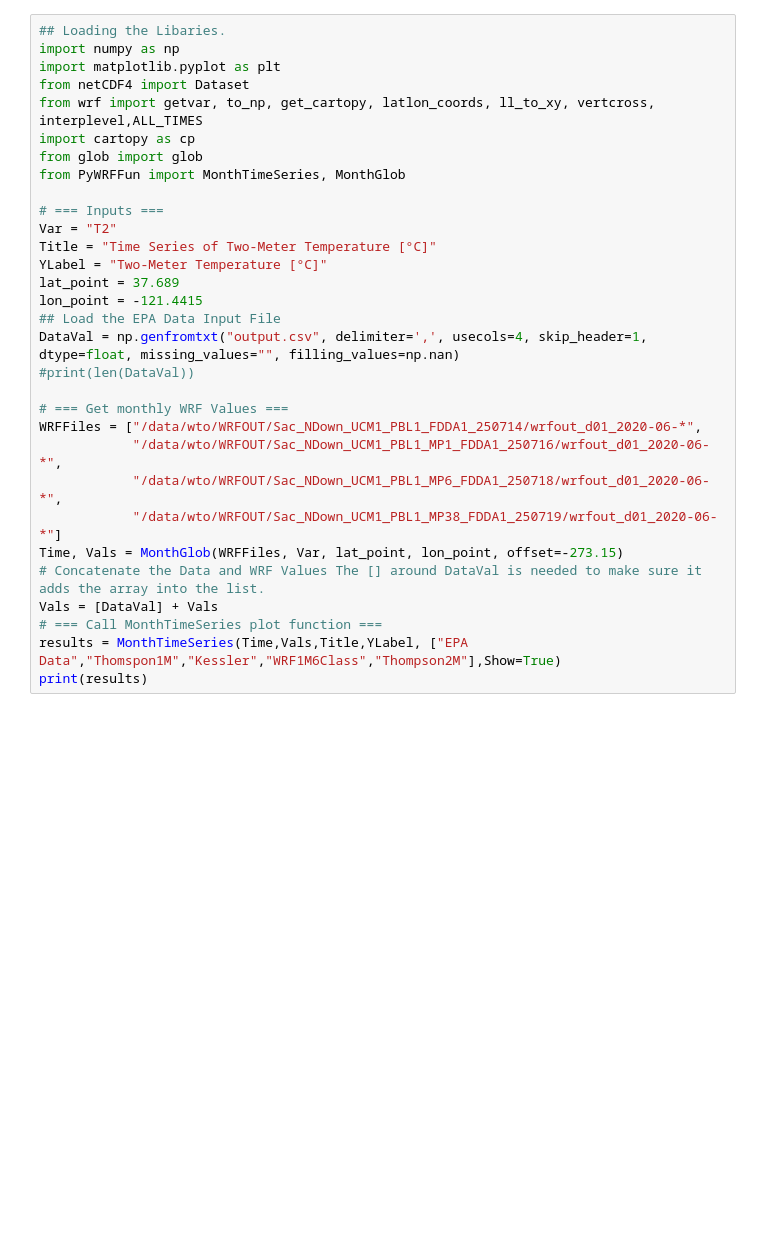
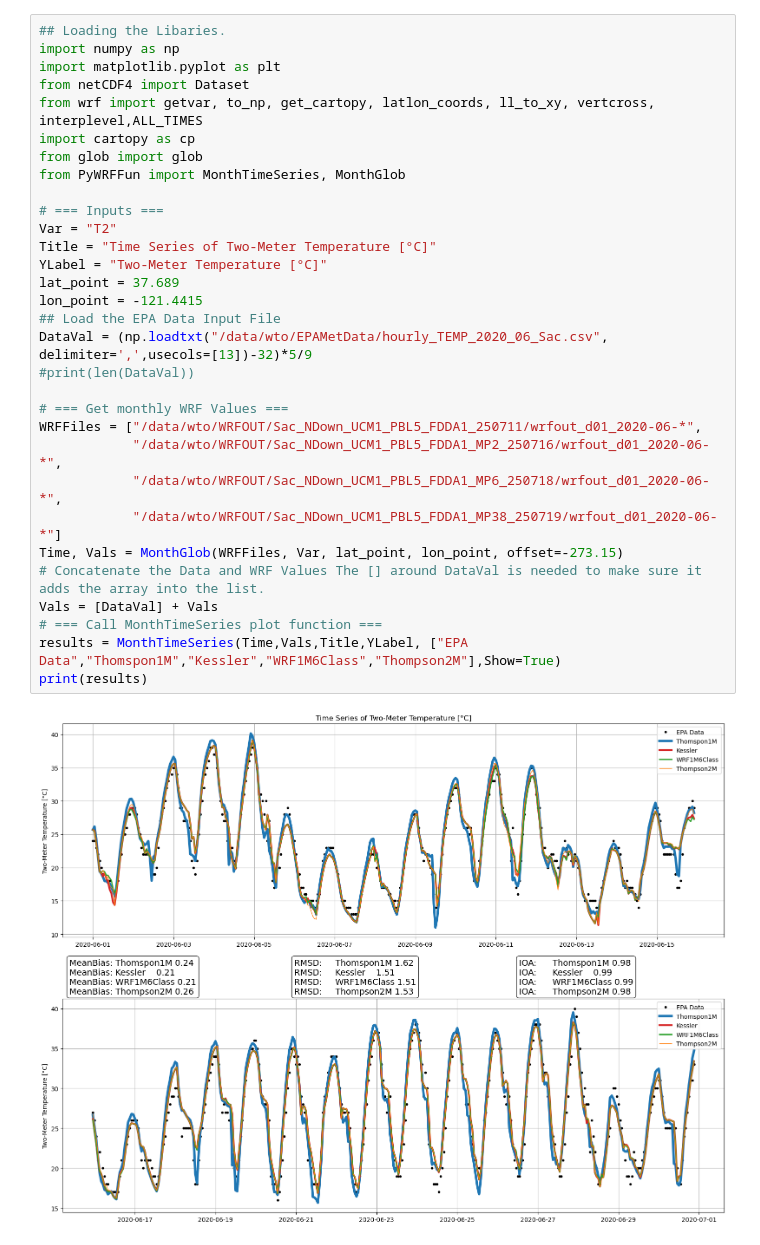
Before and after one commit to wtoslac/LCLUCWRF, a Jupyter notebook: PyWRF/CompareMicroPhysicsModels.ipynb, the cells around one changed output. Cells and saved outputs as stored; diff of their text form; blank space fills up the shorter version.

```diff
--- a/PyWRF/CompareMicroPhysicsModels.ipynb
+++ b/PyWRF/CompareMicroPhysicsModels.ipynb
@@ -32,32 +1,33 @@ print(results)
 # %%
 ## Loading the Libaries.
 import numpy as np
 import matplotlib.pyplot as plt
 from netCDF4 import Dataset
 from wrf import getvar, to_np, get_cartopy, latlon_coords, ll_to_xy, vertcross, interplevel,ALL_TIMES
 import cartopy as cp
 from glob import glob
 from PyWRFFun import MonthTimeSeries, MonthGlob
 
 # === Inputs ===
 Var = "T2"
 Title = "Time Series of Two-Meter Temperature [°C]"
 YLabel = "Two-Meter Temperature [°C]"
 lat_point = 37.689
 lon_point = -121.4415
 ## Load the EPA Data Input File
-DataVal = np.genfromtxt("output.csv", delimiter=',', usecols=4, skip_header=1, dtype=float, missing_values="", filling_values=np.nan)
+DataVal = (np.loadtxt("/data/wto/EPAMetData/hourly_TEMP_2020_06_Sac.csv", delimiter=',',usecols=[13])-32)*5/9
 #print(len(DataVal))
 
 # === Get monthly WRF Values ===
-WRFFiles = ["/data/wto/WRFOUT/Sac_NDown_UCM1_PBL1_FDDA1_250714/wrfout_d01_2020-06-*",
-            "/data/wto/WRFOUT/Sac_NDown_UCM1_PBL1_MP1_FDDA1_250716/wrfout_d01_2020-06-*",
-            "/data/wto/WRFOUT/Sac_NDown_UCM1_PBL1_MP6_FDDA1_250718/wrfout_d01_2020-06-*",
-            "/data/wto/WRFOUT/Sac_NDown_UCM1_PBL1_MP38_FDDA1_250719/wrfout_d01_2020-06-*"]
+WRFFiles = ["/data/wto/WRFOUT/Sac_NDown_UCM1_PBL5_FDDA1_250711/wrfout_d01_2020-06-*",
+            "/data/wto/WRFOUT/Sac_NDown_UCM1_PBL5_FDDA1_MP2_250716/wrfout_d01_2020-06-*",
+            "/data/wto/WRFOUT/Sac_NDown_UCM1_PBL5_FDDA1_MP6_250718/wrfout_d01_2020-06-*",
+            "/data/wto/WRFOUT/Sac_NDown_UCM1_PBL5_FDDA1_MP38_250719/wrfout_d01_2020-06-*"]
 Time, Vals = MonthGlob(WRFFiles, Var, lat_point, lon_point, offset=-273.15)
 # Concatenate the Data and WRF Values The [] around DataVal is needed to make sure it adds the array into the list.
 Vals = [DataVal] + Vals
 # === Call MonthTimeSeries plot function ===
 results = MonthTimeSeries(Time,Vals,Title,YLabel, ["EPA Data","Thomspon1M","Kessler","WRF1M6Class","Thompson2M"],Show=True)
 print(results)
 # %% [output]
+[figure, added]
```
Also changed, not shown: parts of 3 cells of this notebook, 5 other files.
